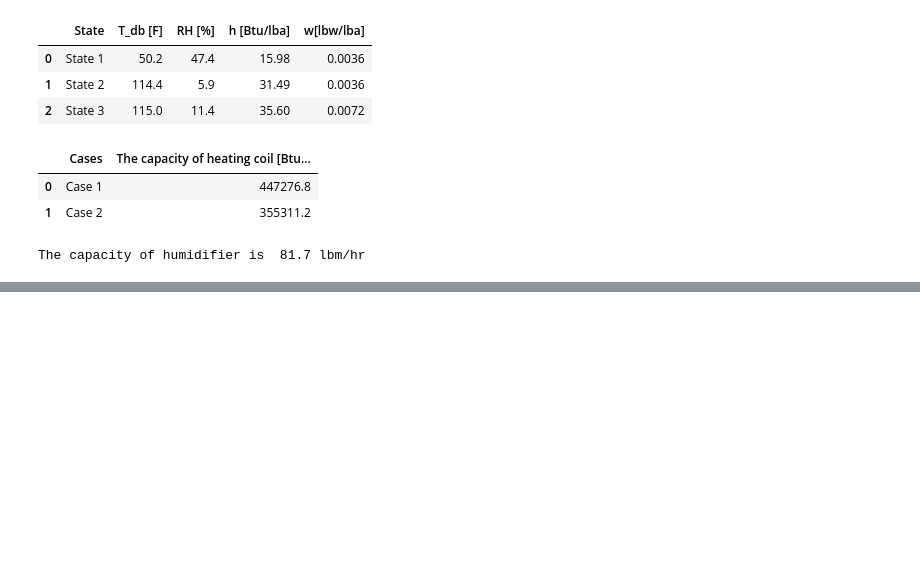
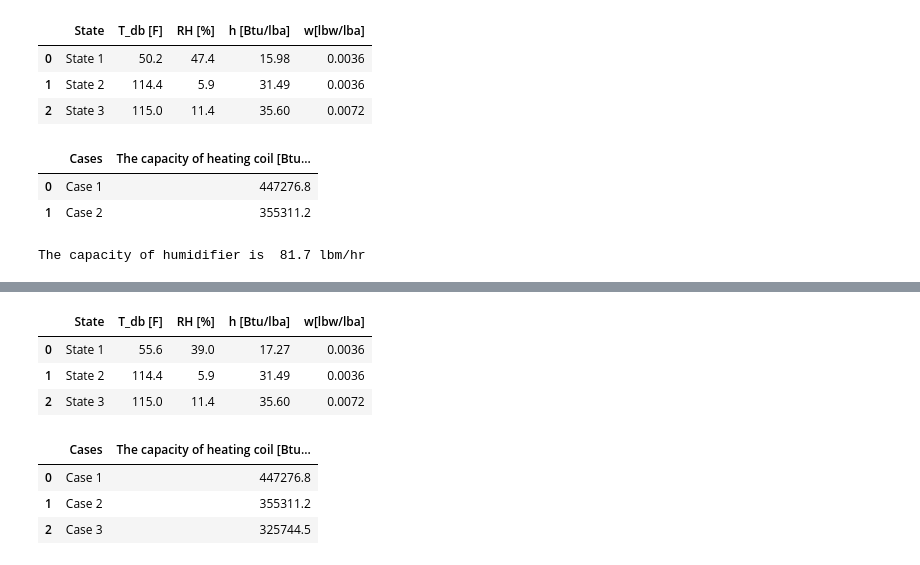
Before and after one commit to JieMa1202/CE414, a Jupyter notebook: Homework/Air_Processing_Equipment.ipynb, the cells around one changed output, grey strips where cells are left out. Cells and saved outputs as stored; diff of their text form; code cells hidden in the pictures; blank space fills up the shorter version.

```diff
--- a/Homework/Air_Processing_Equipment.ipynb
+++ b/Homework/Air_Processing_Equipment.ipynb
@@ -203,0 +215,43 @@ The capacity of humidifier is  81.7 lbm/hr
+# %%
+epsilon_sen = 0.73 # HRV sensible effectiveness
+T_db_PCA = T_db_RA - epsilon_sen*(T_db_RA-T_db_OA)
+w_PCA = w_OA
+h_PCA = h_ptw(P_atm,T_db_PCA,w_PCA)
+# %%
+w_1 = (m_dot_ven * w_PCA + m_dot_cir * w_RA)/m_dot_SA # humidity ratio at state 1, [lbw/lba]
+h_1 = (m_dot_ven * h_PCA + m_dot_cir * h_RA)/m_dot_SA # enthalpy at state 1, [Btu/lba]
+T_db_1 = T_pwh(P_atm, w_1, h_1) # dry-bulb at state 1, [F]
+RH_1 = RH_ptw(P_atm, T_db_1, w_1) # relative humidity at state 3, [%]
+# %%
+w_2 = w_1
+h_s = 1153.3 # enthalpy of steam @ 17.2Psi
+h_2 = h_SA - (w_SA - w_1)*h_s
+T_db_2 = T_pwh(P_atm, w_2, h_2) # dry-bulb at state 2, F
+RH_2 = RH_ptw(P_atm, T_db_2, w_2) # relative humidity at state 2, %
+data = {
+    "State": ["State 1", "State 2", "State 3"],
+    "T_db [F]": [f"{T_db_1:.1f}",f"{T_db_2:.1f}",f"{T_db_SA:.1f}"],
+    "RH [%]": [f"{RH_1:.1f}",f"{RH_2:.1f}",f"{RH_SA:.1f}"],
+    "h [Btu/lba]": [f"{h_1:.2f}", f"{h_2:.2f}",f"{h_SA:.2f}"],
+    "w[lbw/lba]": [f"{w_1:.4f}", f"{w_2:.4f}",f"{w_SA:.4f}"]
+}
+df = pd.DataFrame(data)
+df
+# %% [output]
+|  | State | T_db [F] | RH [%] | h [Btu/lba] | w[lbw/lba] |
+| 0 | State 1 | 55.6 | 39.0 | 17.27 | 0.0036 |
+| 1 | State 2 | 114.4 | 5.9 | 31.49 | 0.0036 |
+| 2 | State 3 | 115.0 | 11.4 | 35.60 | 0.0072 |
+# %%
+Q_dot_heating_3 = m_dot_SA * (h_2-h_1)
+
+data = {"Cases": ["Case 1", "Case 2","Case 3"],
+        "The capacity of heating coil [Btu/hr]": [f"{Q_dot_heating_1:.1f}",f"{Q_dot_heating_2:.1f}",f"{Q_dot_heating_3:.1f}"]
+}
+df = pd.DataFrame(data)
+df
+# %% [output]
+|  | Cases | The capacity of heating coil [Btu... |
+| 0 | Case 1 | 447276.8 |
+| 1 | Case 2 | 355311.2 |
+| 2 | Case 3 | 325744.5 |
```
Also changed, not shown: parts of 1 cell of this notebook.
